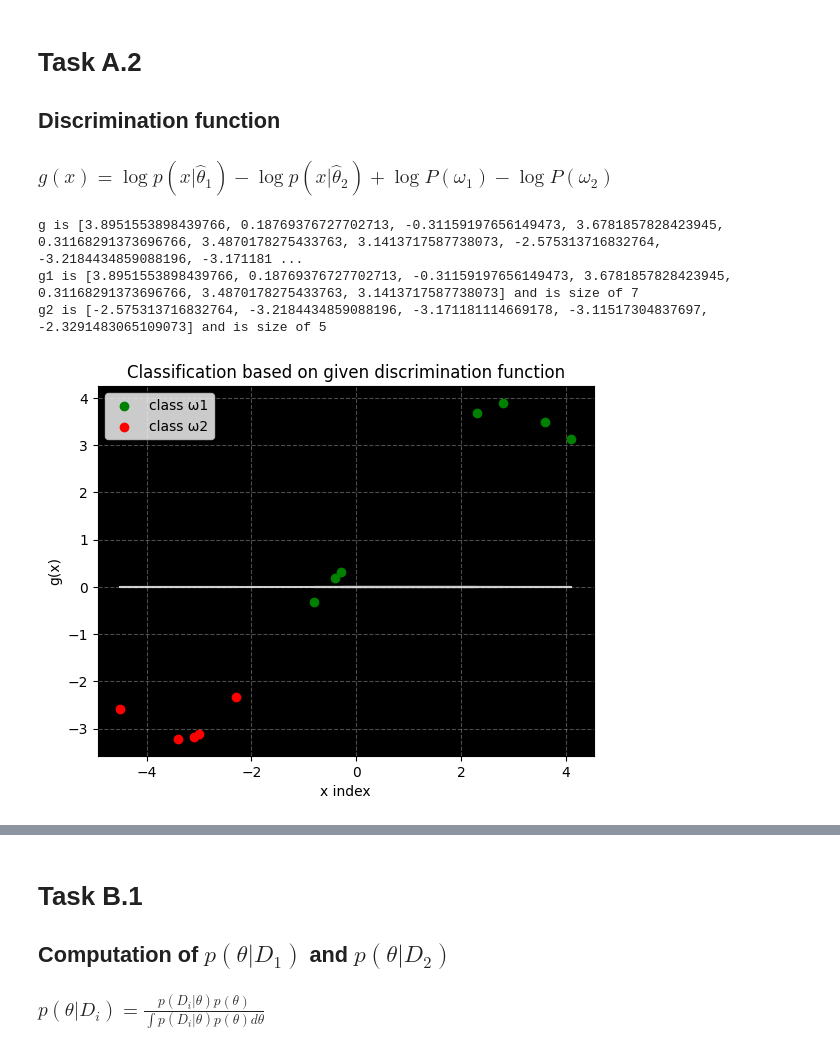
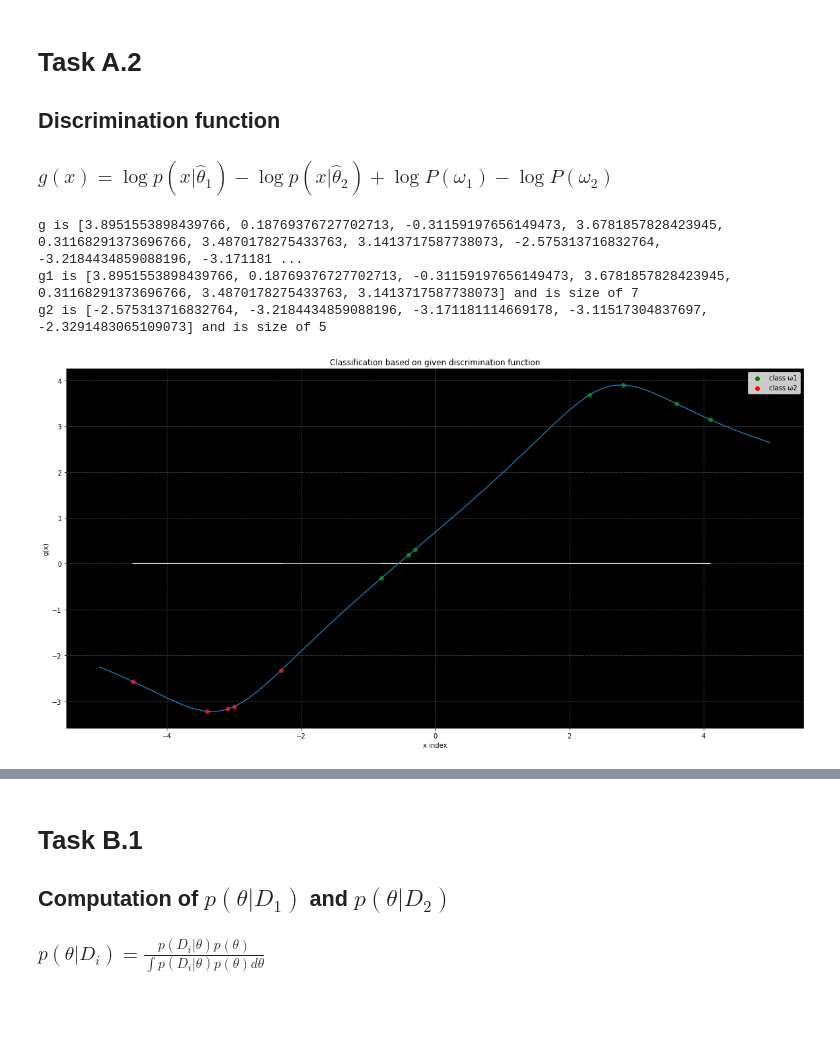
Before and after one commit to giahou2000/Gaming-statistics, a Jupyter notebook: gaming_company.ipynb, the cells around one changed output, grey strips where cells are left out. Saved outputs shown, nothing was run; the diff lists cells and outputs as text; code cells hidden in the pictures; blank space fills up the shorter version.

```diff
--- a/gaming_company.ipynb
+++ b/gaming_company.ipynb
@@ -117,17 +142,23 @@ theta = np.arange(begin, end, step)
 #Task A1
 
 #Initialising p1 and p2 where p_i = p(x_i|theta) as can be seen from the pictures above
-p1 = 1
-p2 = 1
+# p1 = 1
+# p2 = 1
 
-#Calculating L(θ) # !!!!!!!!!!!!make function
-for x in D1:
-    p1 *= (1/math.pi)*(1/(1+(x-theta)**2))
+# #Calculating L(θ) # !!!!!!!!!!!!make function
+# for x in D1:
+#     p1 *= (1/math.pi)*(1/(1+(x-theta)**2))
 
-for x in D2:
-    p2 *= (1/math.pi)*(1/(1+(x-theta)**2))
+# for x in D2:
+#     p2 *= (1/math.pi)*(1/(1+(x-theta)**2))
 
-#L_i = log(p(x_i|theta))
+# #L_i = log(p(x_i|theta))
+# L1 = np.log(p1)
+# L2 = np.log(p2)
+
+p1 = prob(D1, theta)
+p2 = prob(D2, theta)
+
 L1 = np.log(p1)
 L2 = np.log(p2)
 
@@ -169,37 +200,43 @@ g = list()
 
 #g = g1 - g2
 g1 = list()
 g2 = list()
 
-# !!!!!!!!! make function
-for x in X:
-    temp = (np.log((1/math.pi)*(1/(1+(x-theta1)**2))) - np.log((1/math.pi)*(1/(1+(x-theta2)**2)))) + (np.log(P_apriori1) - np.log(P_apriori2))
-    g.append(temp)
-
-#g1 and g2 generated from g
+# g computations
+g = discrimination(X, theta1, theta2, P_apriori1, P_apriori2)
 g1 = g[:len(D1)]
 g2 = g[len(D1):]
+# # computing the h function to plot it
+begin = -5
+end = 5
+x_axis = np.arange(begin, end, step)
+g_all = discrimination(x_axis, theta1, theta2, P_apriori1, P_apriori2)
+#g1 and g2 generated from g
+
 
 print(f"g is {g} and is size of {np.size(g)}")
 print(f"g1 is {g1} and is size of {np.size(g1)}")
 print(f"g2 is {g2} and is size of {np.size(g2)}")
+# define classification boundary
 discrimination_line = [0 for _ in range(len(X))]
 
 #Need to implement subplots if wanted the second one
 #Classification and visualisation
+fig = plt.figure(figsize=(20, 10))
 ax = plt.axes()
 ax.set_facecolor("black")
 plt.scatter(D1, g1, color="green")
 plt.scatter(D2, g2, color="red")
 plt.plot(X, discrimination_line, color="white", alpha=0.8)
+plt.plot(x_axis, g_all)
 plt.title("Classification based on given discrimination function")
 plt.xlabel("x index")
 plt.ylabel("g(x)")
 plt.grid(color="white", linestyle="--", alpha=0.3)
 plt.legend(["class ω1", "class ω2"])
 plt.show()
 # %% [output]
 g is [3.8951553898439766, 0.18769376727702713, -0.31159197656149473, 3.6781857828423945, 0.31168291373696766, 3.4870178275433763, 3.1413717587738073, -2.575313716832764, -3.2184434859088196, -3.171181 ...
 g1 is [3.8951553898439766, 0.18769376727702713, -0.31159197656149473, 3.6781857828423945, 0.31168291373696766, 3.4870178275433763, 3.1413717587738073] and is size of 7
 g2 is [-2.575313716832764, -3.2184434859088196, -3.171181114669178, -3.11517304837697, -2.3291483065109073] and is size of 5
-[figure, old version]
+[figure, new version]
```
Also changed, not shown: parts of 19 cells of this notebook.
